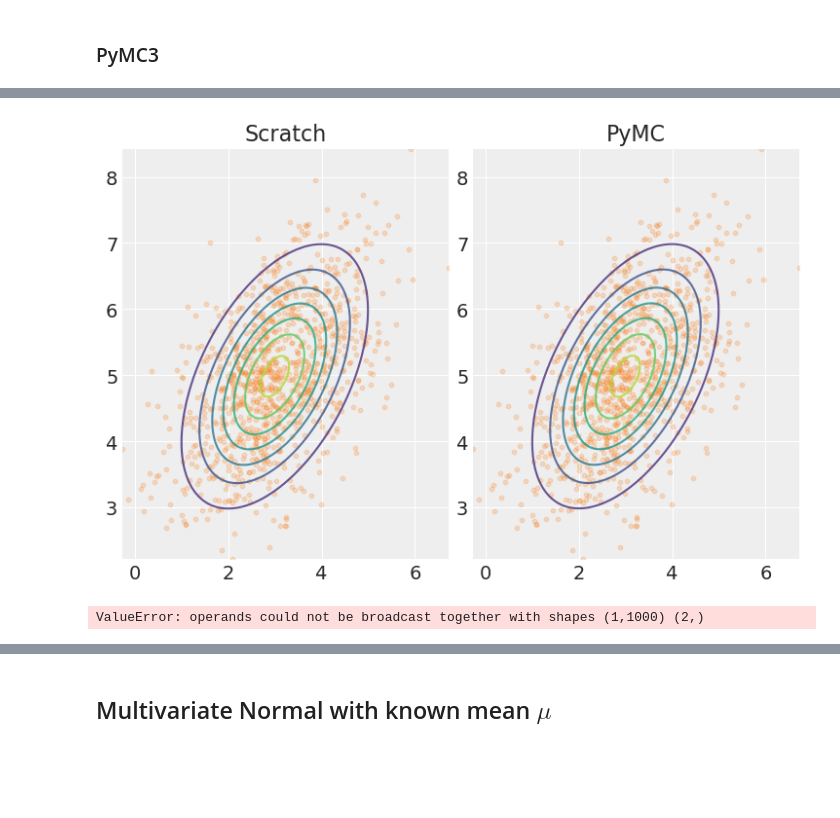
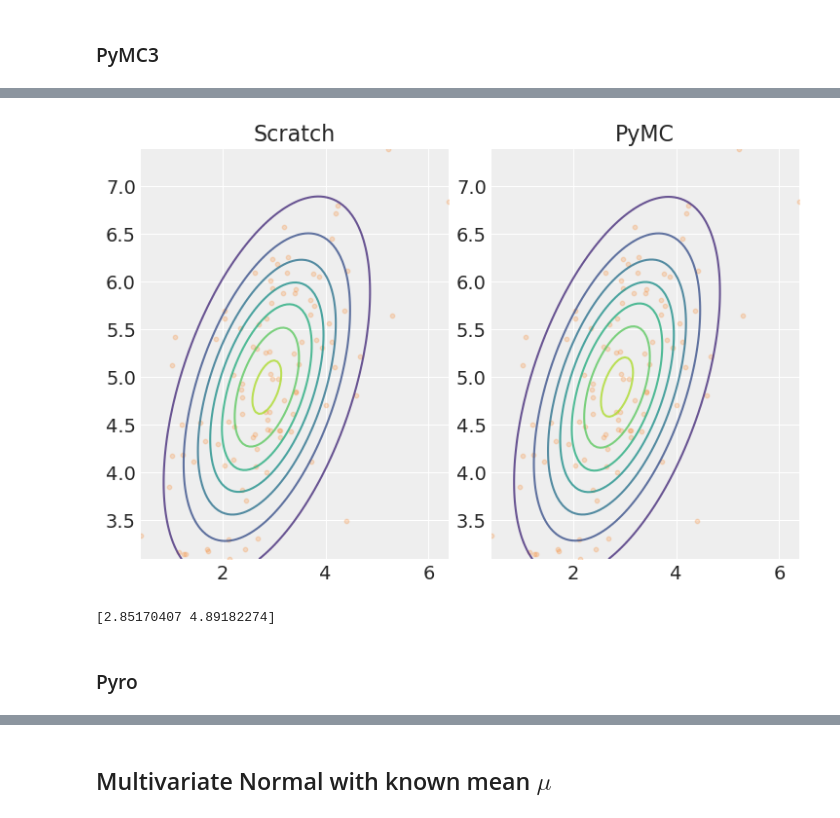
Before and after one commit to patrick-pagni/whats_your_bench, a Jupyter notebook: notebooks/conjugate-priors.ipynb, the cells around one changed output, grey strips where cells are left out. Saved outputs shown, nothing was run; the diff lists cells and outputs as text; code cells hidden in the pictures; blank space fills up the shorter version.

```diff
--- a/notebooks/conjugate-priors.ipynb
+++ b/notebooks/conjugate-priors.ipynb
@@ -90,7 +97,7 @@ n = 1000
 sigma = 3
 mu = 9
 
-X = rng.normal(size = n, loc = mu, scale = sigma)
+X1 = rng.normal(size = n, loc = mu, scale = sigma)
 prior_mean = 6
 prior_std = 3
 
@@ -205,27 +212,3 @@ Site: mu
 0  8.906308  0.09197  8.759087  8.842963  8.906748  8.968261  9.057042
 # %% [markdown]
 ### Stan
-# %%
-n = 1000
-sigma = 3
-mu = 9
-
-X = rng.normal(size = n, loc = mu, scale = sigma)
-
-stan_model = """
-    data {{
-    int<lower=0> N;
-    array[N] real X;
-    }}
-
-    parameters {{
-    real mu;
-    }}
-
-    model {{
-    mu ~ normal(0, 1);  // uniform prior on interval 0,1
-    X ~ normal(mu, {0});
-    }}
-""".format(sigma)
-
-print(os.getcwd())
@@ -370,16 +379,16 @@ $$
 # %% [markdown]
 ### Scratch
 # %%
-n = 1000
+n = 100
 mu = np.array([3, 5])
 cov = np.array([[1, 0.5], [0.5, 1]])
 
-X = stats.multivariate_normal.rvs(mean = mu, cov = cov, size = n)
+X2 = stats.multivariate_normal.rvs(mean = mu, cov = cov, size = n)
 
 prior_mu = np.array([0, 0])
 prior_cov = cov
 
-posterior_mu = np.linalg.inv(np.linalg.inv(prior_cov) + n*np.linalg.inv(cov)) @ (np.linalg.inv(prior_cov) @ prior_mu + n * np.linalg.inv(cov) @ X.mean(axis = 0))
+posterior_mu = np.linalg.inv(np.linalg.inv(prior_cov) + n*np.linalg.inv(cov)) @ (np.linalg.inv(prior_cov) @ prior_mu + n * np.linalg.inv(cov) @ X2.mean(axis = 0))
 posterior_cov = np.linalg.inv(np.linalg.inv(prior_cov) + n*np.linalg.inv(cov))
 
 predictive = stats.multivariate_normal(mean = posterior_mu, cov = posterior_cov + cov)
@@ -407,12 +416,10 @@ plt.show();
 # %%
 with pm.Model() as m:
     # Priors for unknown model parameters
-    mu = pm.MvNormal("mu", mu = [1,1], cov = cov, shape = 2)
+    mu = pm.MvNormal("mu", mu = [1,1], cov = [[1,0],[0,1]], shape = 2)
 
     # Likelihood
     obs = pm.MvNormal("obs", mu = mu, cov = cov, observed = X)
 
-    idata = pm.sample_prior_predictive()
-    idata.extend(pm.sample())
-    pm.sample_posterior_predictive(idata, extend_inferencedata=True)
+    idata = pm.sample(cores = 1)
 # %% [output]
@@ -432,32 +438,33 @@ Sampling: [obs]
 # %%
-prior = idata.prior
 post = idata.posterior
 
 pp_mean = post["mu"].mean(axis = 0).mean(axis = 0)
 
 # Set up the grid
 fig, ax = plt.subplots(ncols = 2)
 
 z1 = np.linspace(X[:, 0].min(), X[:, 0].max(), 100)
 z2 = np.linspace(X[:, 1].min(), X[:, 1].max(), 100)
 x, y = np.meshgrid(z1, z2)
 pos = np.dstack((x, y))
 
 # Exact calculation
 ax[0].contour(x, y, predictive.pdf(pos), alpha = 0.8)
 ax[0].scatter(X[:, 0], X[:, 1], 10, alpha = 0.2, color = "C1")
 
 ax[0].set_title("Scratch")
 
 #Pymc params
 ax[1].contour(x, y, stats.multivariate_normal.pdf(pos, mean = pp_mean, cov = cov), alpha = 0.8)
 ax[1].scatter(X[:, 0], X[:, 1], 10, alpha = 0.2, color = "C1")
 ax[1].set_title("PyMC")
 
 plt.show();
 # %% [output]
-[figure, old version]
+[figure, new version]
-# %%
-kl_divergence(predictive, stats.multivariate_normal(mean = pp_mean, cov = cov), -10, 10, 1000)
-# %% [output]
-ValueError: operands could not be broadcast together with shapes (1,1000) (2,)
+# %%
+print(post["mu"].mean(axis = 0).mean(axis = 0).values)
+# %% [output]
+[2.85170407 4.89182274]
+# %% [markdown]
+### Pyro
```
Also changed, not shown: parts of 15 cells of this notebook, 1 other file.
